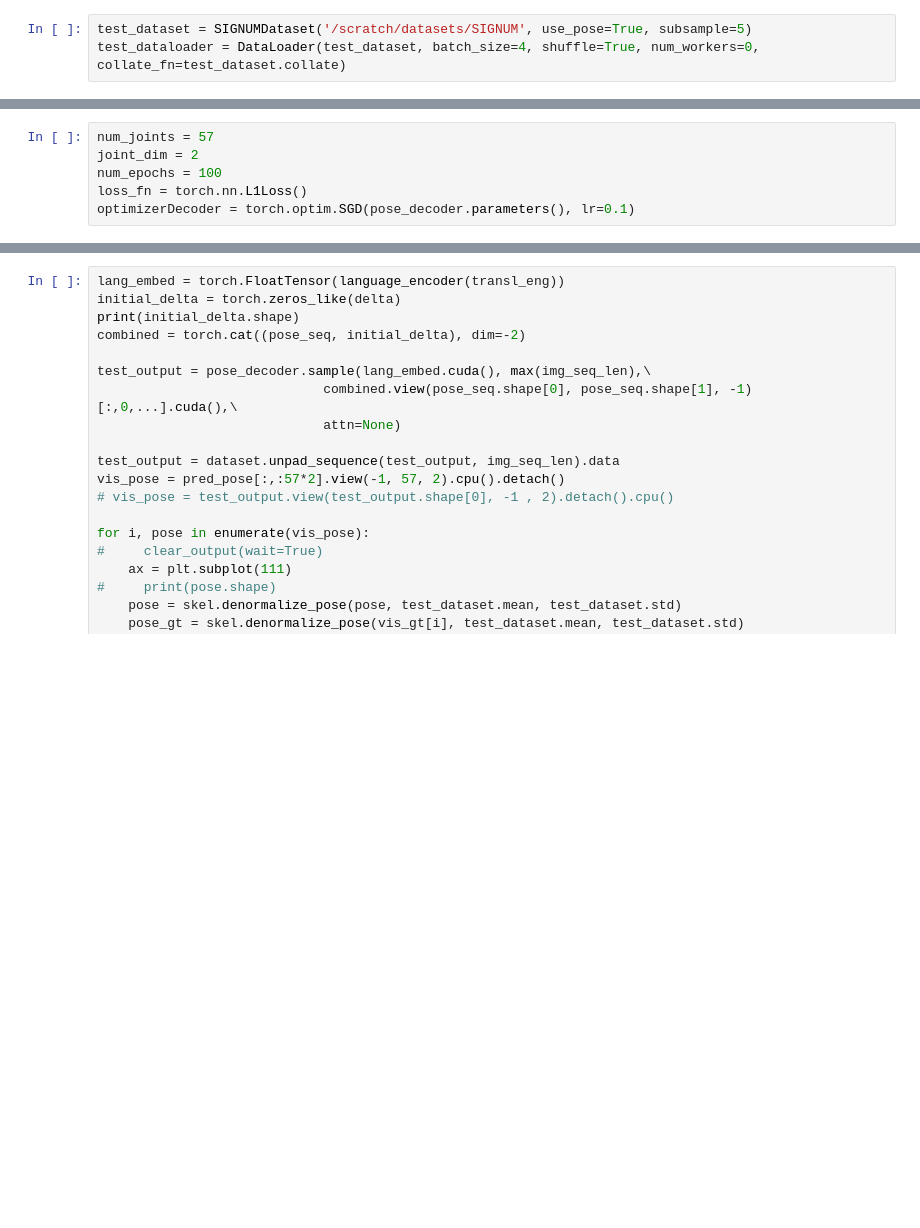
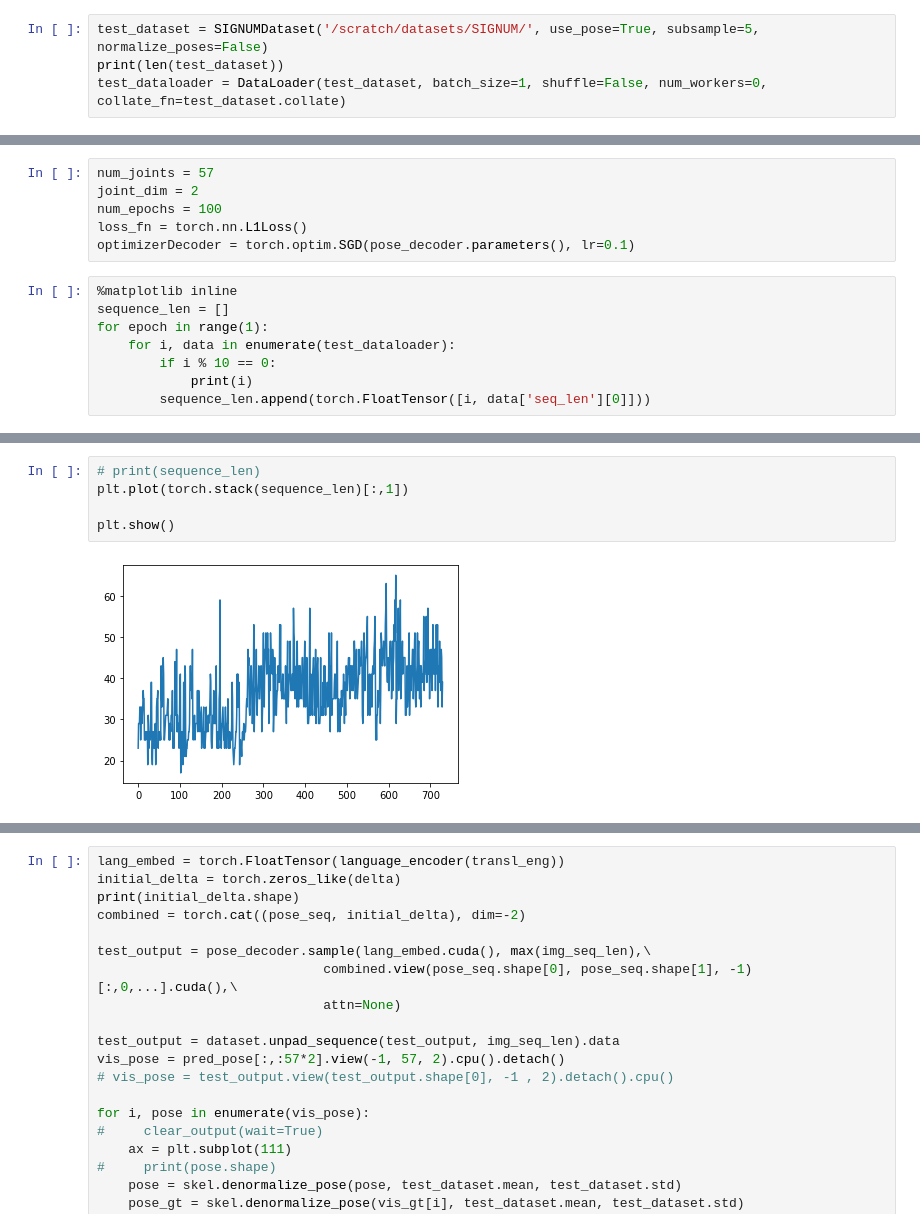
Before and after one commit to akuganesan/MultiSign, a Jupyter notebook: src/test_deltas.ipynb, the cells around one changed output, grey strips where cells are left out. Saved outputs shown, nothing was run; the diff lists cells and outputs as text; blank space fills up the shorter version.

```diff
--- a/src/test_deltas.ipynb
+++ b/src/test_deltas.ipynb
@@ -14,5 +14,6 @@ from transformers import BertTokenizer, BertModel
 from torch.utils.data import Dataset, DataLoader
 from IPython.display import clear_output
 # %%
-test_dataset = SIGNUMDataset('/scratch/datasets/SIGNUM', use_pose=True, subsample=5)
-test_dataloader = DataLoader(test_dataset, batch_size=4, shuffle=True, num_workers=0, collate_fn=test_dataset.collate)
+test_dataset = SIGNUMDataset('/scratch/datasets/SIGNUM/', use_pose=True, subsample=5, normalize_poses=False)
+print(len(test_dataset))
+test_dataloader = DataLoader(test_dataset, batch_size=1, shuffle=False, num_workers=0, collate_fn=test_dataset.collate)
@@ -31,3 +34,11 @@ joint_dim = 2
 num_epochs = 100
 loss_fn = torch.nn.L1Loss()
 optimizerDecoder = torch.optim.SGD(pose_decoder.parameters(), lr=0.1)
+# %%
+%matplotlib inline
+sequence_len = []
+for epoch in range(1):
+    for i, data in enumerate(test_dataloader):
+        if i % 10 == 0:
+            print(i)
+        sequence_len.append(torch.FloatTensor([i, data['seq_len'][0]]))
@@ -33,0 +63,7 @@ optimizerDecoder = torch.optim.SGD(pose_decoder.parameters(), lr=0.1)
+# %%
+# print(sequence_len)
+plt.plot(torch.stack(sequence_len)[:,1])
+
+plt.show()
+# %% [output]
+[figure, added]
```
Also changed, not shown: parts of 7 cells of this notebook, 58 other files.
